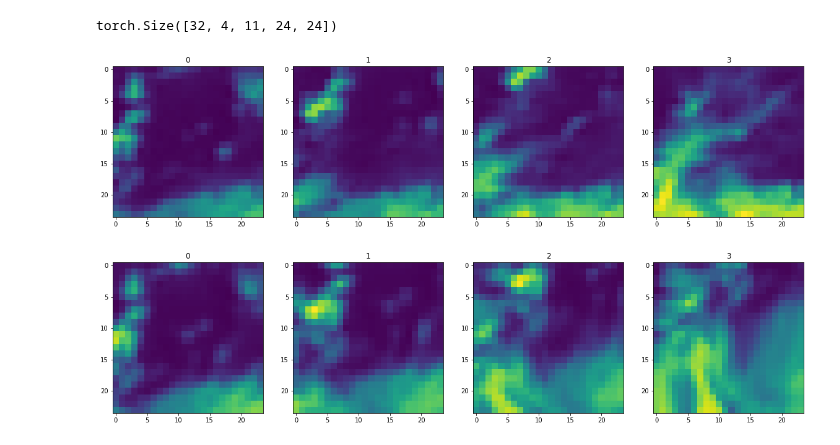
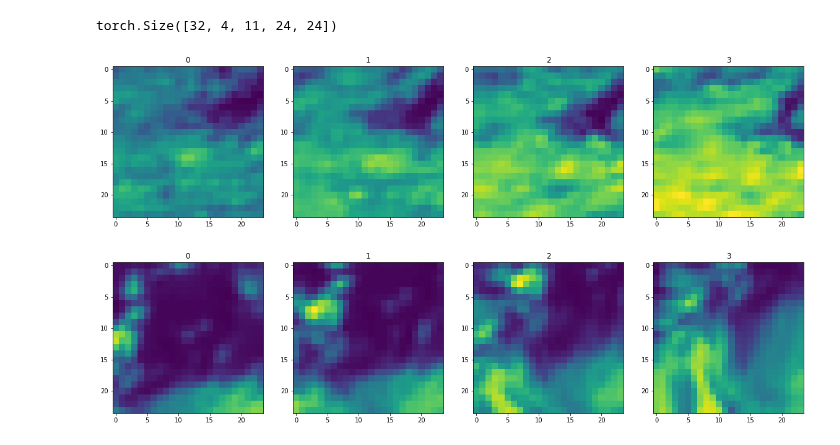
Before and after one commit to openclimatefix/predict_pv_yield, a Jupyter notebook: notebooks/50.0_optical_flow_predictions_into_perceiver.ipynb, the cells around one changed output. Cells and saved outputs as stored; diff of their text form; code cells hidden in the pictures.

```diff
--- a/notebooks/50.0_optical_flow_predictions_into_perceiver.ipynb
+++ b/notebooks/50.0_optical_flow_predictions_into_perceiver.ipynb
@@ -124,19 +124,22 @@ class SimpleNowcastingDataset(data.Dataset):
                 dataset["data"] = dataset["power_mw"] / dataset["capacity_mwp"]
                 dataset["data"] = dataset["data"].astype(np.float32)
 
+            if data_source_name == "pv":
+                dataset = dataset.isel(time_index=slice(None, 7))
+                dataset["data"] = dataset["power_mw"] / dataset["capacity_mwp"]
+
             if data_source_name in ["satellite", "opticalflow"]:
                 # Normalise satellite and opticalflow
                 dataset["data"] = dataset["data"].astype(np.float32)
                 dataset["data"] -= SAT_MEAN
                 dataset["data"] /= SAT_STD
-
                 dataset["data"] = dataset["data"].transpose("example", "time_index", "channels_index", "y_index", "x_index")
 
             data_from_all_sources[data_source_name] = dataset
 
         # Conform all other data sources to have the same time index as GSP
         for data_source_name in self.data_source_names:
-            if data_source_name != "gsp":
+            if data_source_name not in ["gsp", "pv"]:
                 data_from_all_sources[data_source_name] = align_time(
                     src=data_from_all_sources["gsp"],
                     dst=data_from_all_sources[data_source_name].load())
@@ -148,13 +151,19 @@ class SimpleNowcastingDataset(data.Dataset):
                 data_from_all_sources["gsp_id"] = torch.from_numpy(data["id"].values.astype(np.int32))
                 data = data["data"]
 
+            if data_source_name == "pv":
+                data_from_all_sources["pv_system_id"] = torch.from_numpy(data["id"].values.astype(np.float32))
+                data_from_all_sources["pv_x_coords"] = torch.from_numpy(data["x_coords"].values.astype(np.float32))
+                data_from_all_sources["pv_y_coords"] = torch.from_numpy(data["y_coords"].values.astype(np.float32))
+                data = data["data"]
+
             data_from_all_sources[data_source_name] = torch.from_numpy(data.values)
 
         return data_from_all_sources
 # %%
 train_dataset = SimpleNowcastingDataset(
     data_path=DATA_PATH / "train",
-    data_source_names=("opticalflow", "gsp"),
+    data_source_names=("satellite", "gsp"),
 )
 # %%
 len(train_dataset)
@@ -175,21 +189,21 @@ from itertools import chain
 # %%
 def plot_imagery(tensor, example_i, channel_i):
     fig, axes = plt.subplots(ncols=4, figsize=(20, 10))
     # axes = list(chain.from_iterable(axes))
     # "example", "time_index", "channels_index", "y_index", "x_index"
     data_to_plot = tensor[example_i, :4, channel_i, :, :]
     vmin = data_to_plot.min()
     vmax = data_to_plot.max()
     for time_index, ax in enumerate(axes):
         ax.imshow(data_to_plot[time_index].numpy()[::-1], vmin=vmin, vmax=vmax)
         ax.set_title(time_index)
     return fig, axes
 
-EXAMPLE_I = 9
+EXAMPLE_I = 1
 CHANNEL_I = 8
 plot_imagery(batch["satellite"], example_i=EXAMPLE_I, channel_i=CHANNEL_I);
 # %% [output]
-[figure, old version]
+[figure, new version]
 # %%
 plot_imagery(batch["opticalflow"], example_i=EXAMPLE_I, channel_i=CHANNEL_I);
 # %% [output]
```
Also changed, not shown: parts of 7 cells of this notebook.
